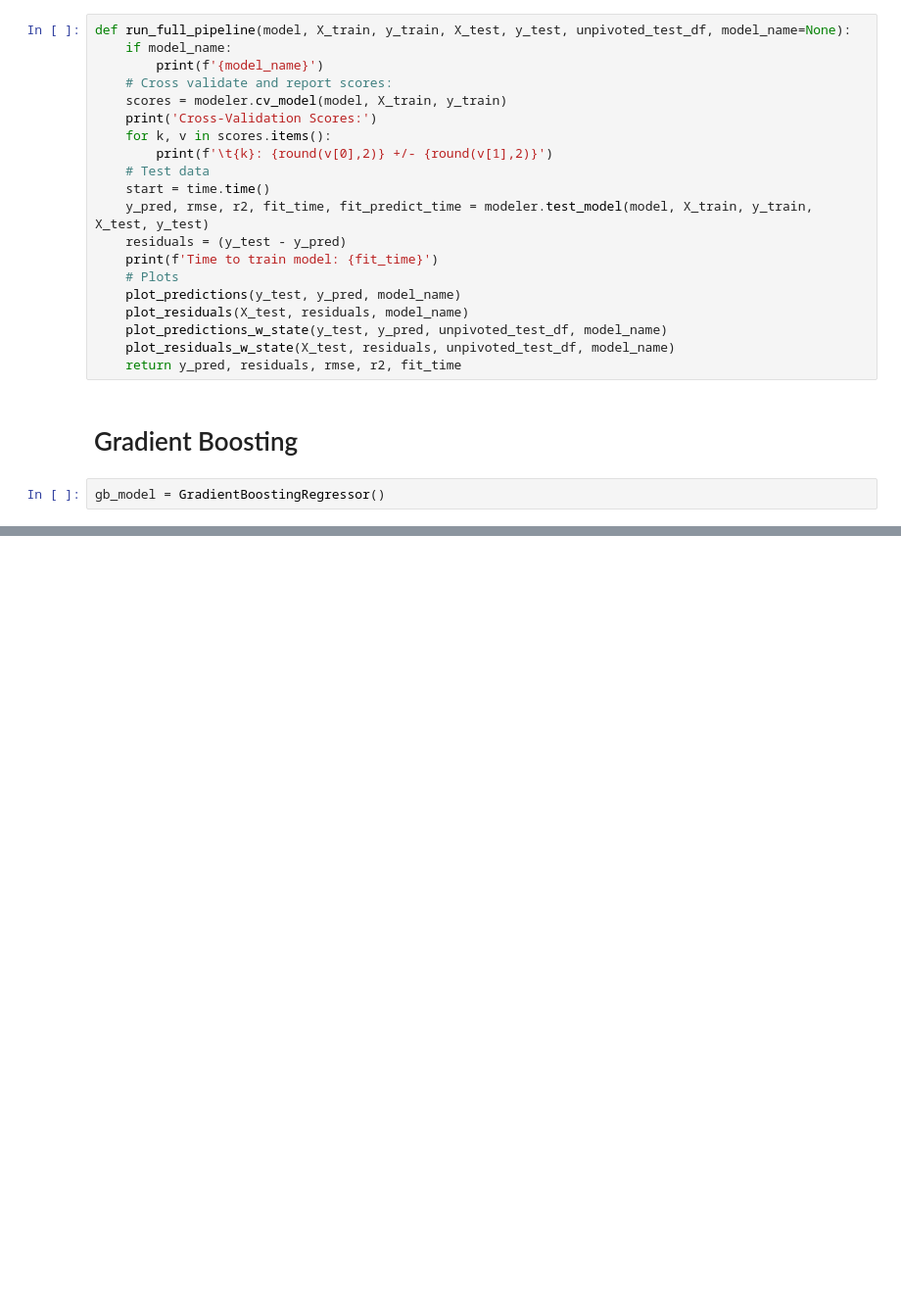
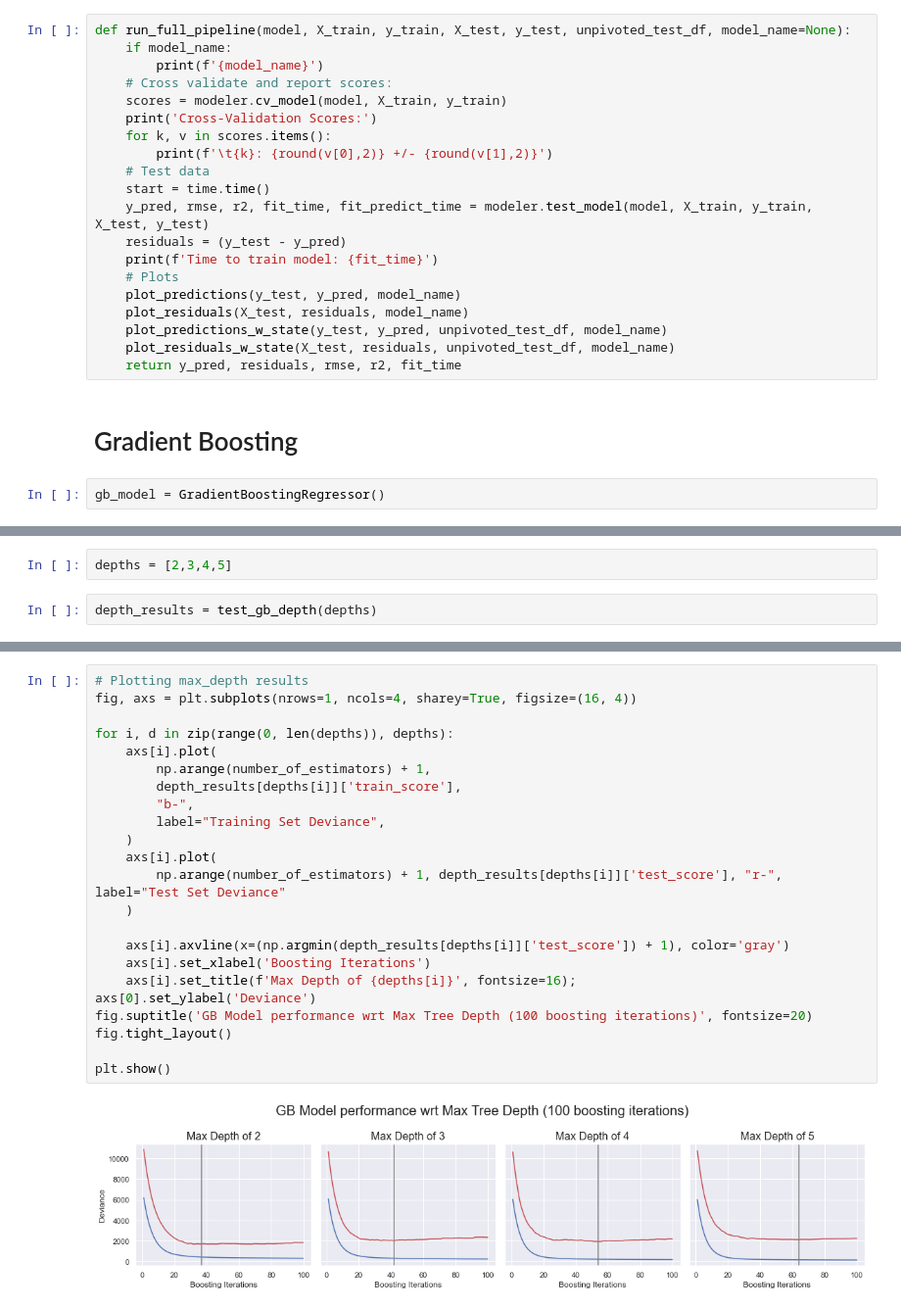
Before and after one commit to ehmartens/cs5644-project, a Jupyter notebook: GB Modeling Notebook.ipynb, the cells around one changed output, grey strips where cells are left out. Shown at 98% size. Saved outputs shown, nothing was run; the diff lists cells and outputs as text; blank space fills up the shorter version.

```diff
--- a/GB Modeling Notebook.ipynb
+++ b/GB Modeling Notebook.ipynb
@@ -186,0 +231,4 @@ plt.show()
+# %%
+depths = [2,3,4,5]
+# %%
+depth_results = test_gb_depth(depths)
@@ -186,0 +244,25 @@ plt.show()
+# %%
+# Plotting max_depth results
+fig, axs = plt.subplots(nrows=1, ncols=4, sharey=True, figsize=(16, 4))
+
+for i, d in zip(range(0, len(depths)), depths):
+    axs[i].plot(
+        np.arange(number_of_estimators) + 1,
+        depth_results[depths[i]]['train_score'],
+        "b-",
+        label="Training Set Deviance",
+    )
+    axs[i].plot(
+        np.arange(number_of_estimators) + 1, depth_results[depths[i]]['test_score'], "r-", label="Test Set Deviance"
+    )
+
+    axs[i].axvline(x=(np.argmin(depth_results[depths[i]]['test_score']) + 1), color='gray')
+    axs[i].set_xlabel('Boosting Iterations')
+    axs[i].set_title(f'Max Depth of {depths[i]}', fontsize=16);
+axs[0].set_ylabel('Deviance')
+fig.suptitle('GB Model performance wrt Max Tree Depth (100 boosting iterations)', fontsize=20)
+fig.tight_layout()
+
+plt.show()
+# %% [output]
+[figure, added]
```
Also changed, not shown: parts of 12 cells of this notebook, 3 other files.
